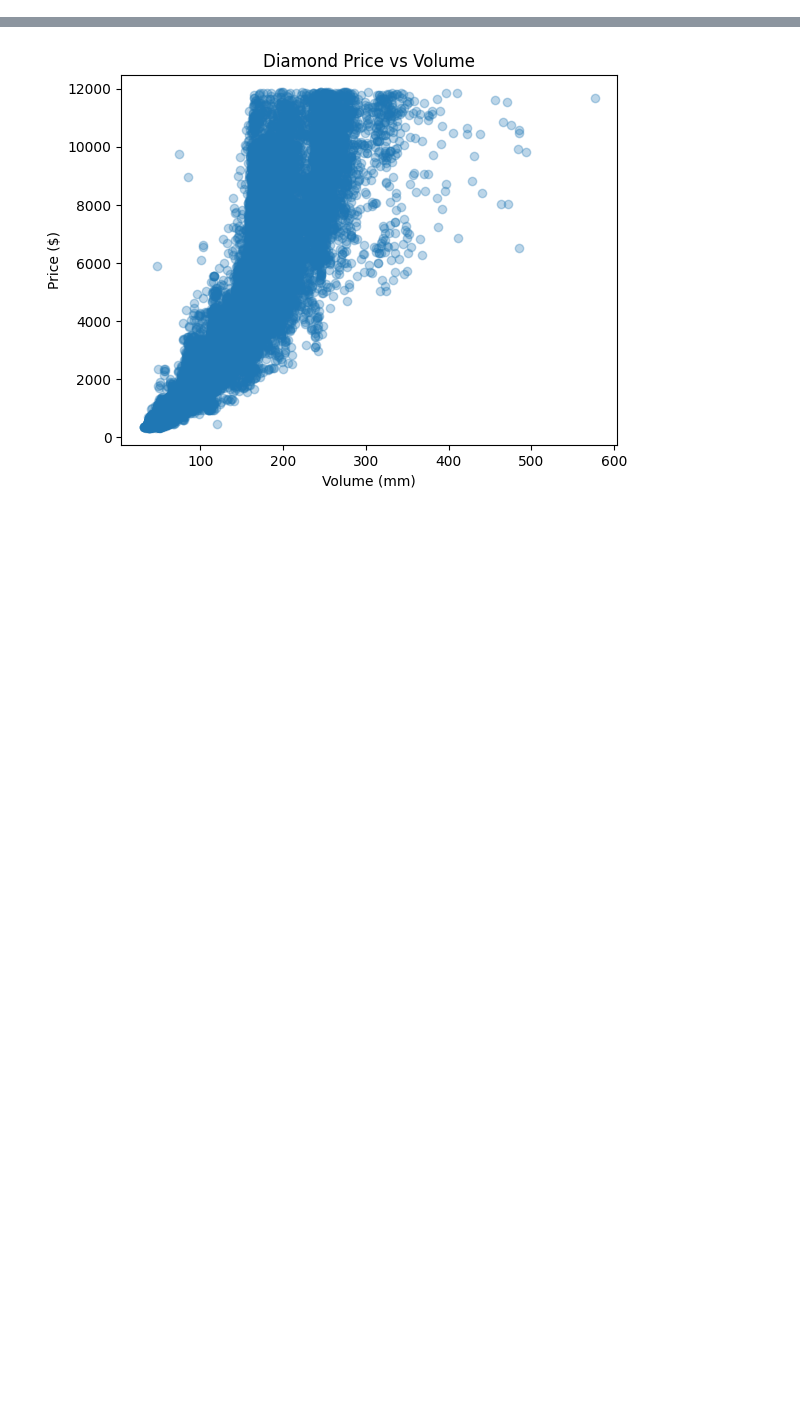
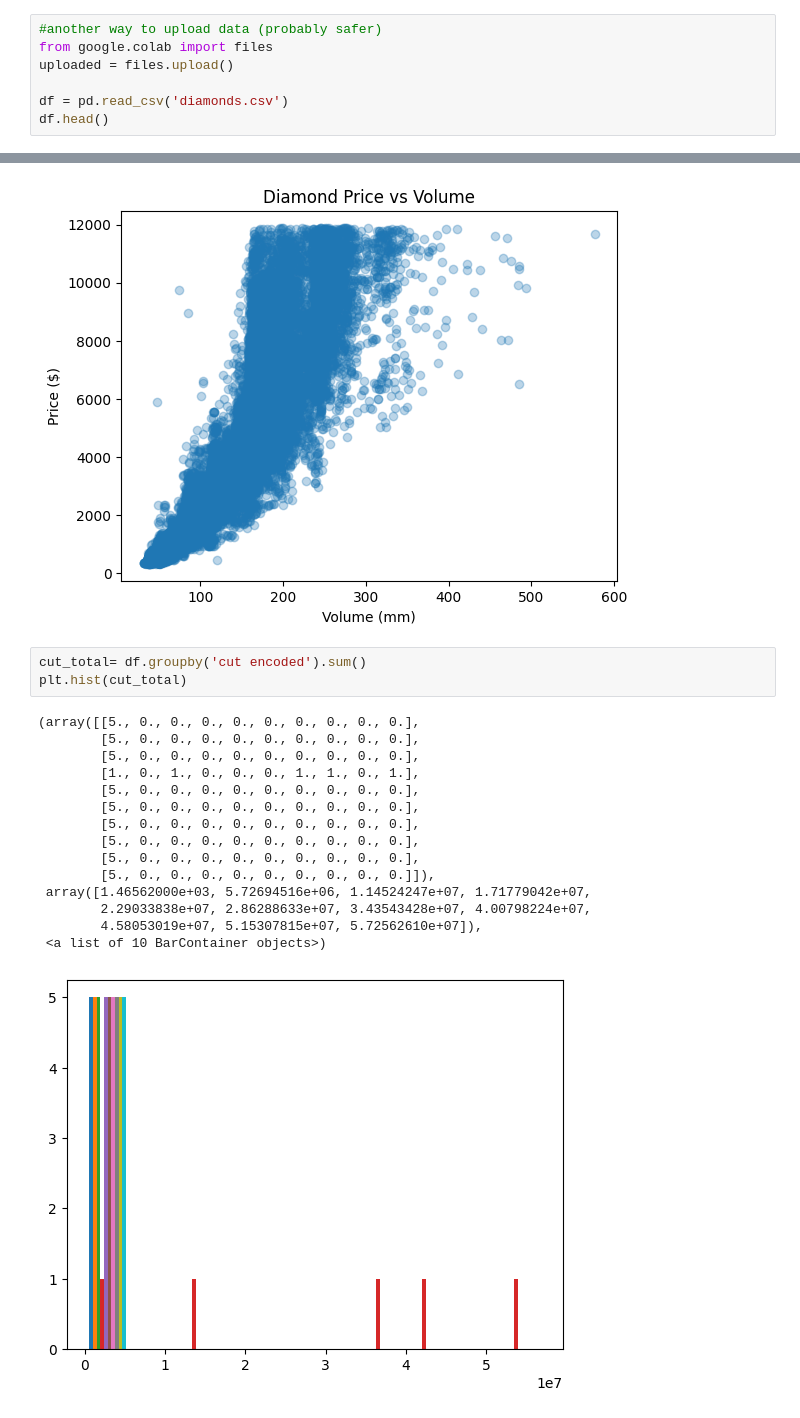
Before and after one commit to AvyayaJha/Diamonds-Research-Project, a Jupyter notebook: Diamonds_Research_Project.ipynb, the cells around one changed output, grey strips where cells are left out. Saved outputs shown, nothing was run; the diff lists cells and outputs as text; blank space fills up the shorter version.

```diff
--- a/Diamonds_Research_Project.ipynb
+++ b/Diamonds_Research_Project.ipynb
@@ -46,0 +55,7 @@ df = kagglehub.load_dataset(
+# %%
+#another way to upload data (probably safer)
+from google.colab import files
+uploaded = files.upload()
+
+df = pd.read_csv('diamonds.csv')
+df.head()
@@ -324,3 +348,22 @@ plt.show()
 # %% [output]
 [figure]
 [figure]
+# %%
+cut_total= df.groupby('cut encoded').sum()
+plt.hist(cut_total)
+# %% [output]
+(array([[5., 0., 0., 0., 0., 0., 0., 0., 0., 0.],
+        [5., 0., 0., 0., 0., 0., 0., 0., 0., 0.],
+        [5., 0., 0., 0., 0., 0., 0., 0., 0., 0.],
+        [1., 0., 1., 0., 0., 0., 1., 1., 0., 1.],
+        [5., 0., 0., 0., 0., 0., 0., 0., 0., 0.],
+        [5., 0., 0., 0., 0., 0., 0., 0., 0., 0.],
+        [5., 0., 0., 0., 0., 0., 0., 0., 0., 0.],
+        [5., 0., 0., 0., 0., 0., 0., 0., 0., 0.],
+        [5., 0., 0., 0., 0., 0., 0., 0., 0., 0.],
+        [5., 0., 0., 0., 0., 0., 0., 0., 0., 0.]]),
+ array([1.46562000e+03, 5.72694516e+06, 1.14524247e+07, 1.71779042e+07,
+        2.29033838e+07, 2.86288633e+07, 3.43543428e+07, 4.00798224e+07,
+        4.58053019e+07, 5.15307815e+07, 5.72562610e+07]),
+ <a list of 10 BarContainer objects>)
+[figure, added]
```
Also changed, not shown: parts of 3 cells of this notebook.
